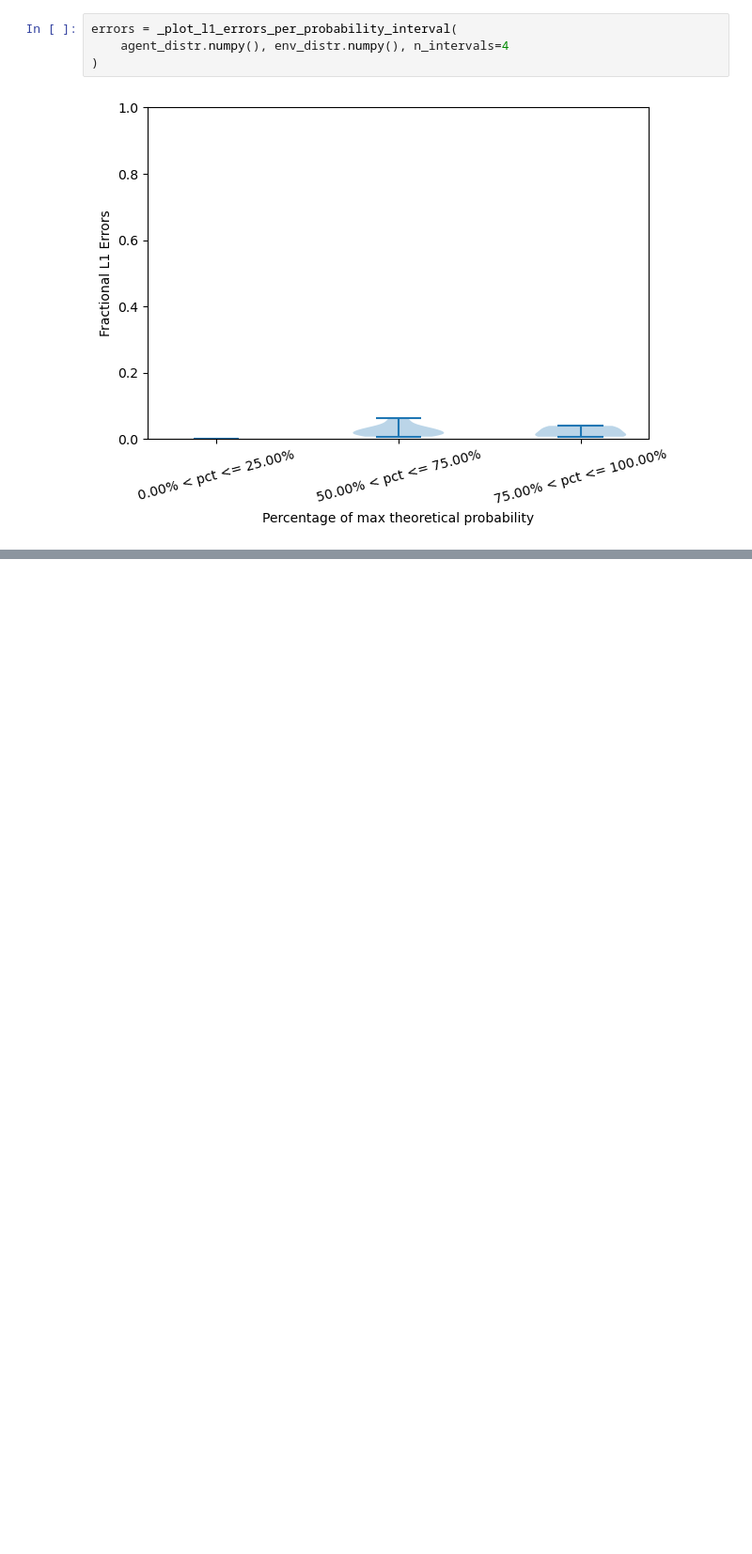
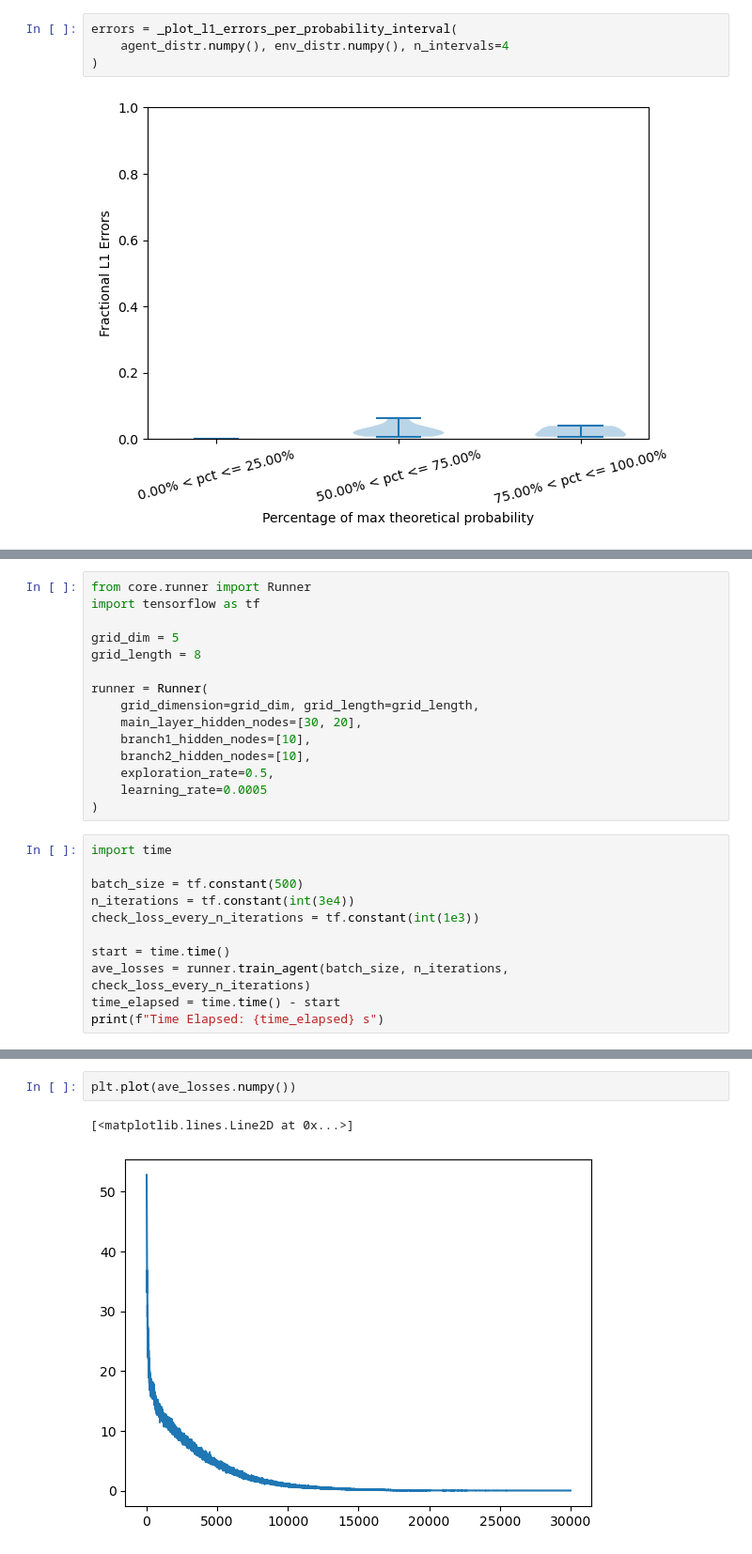
Before and after one commit to JosephRRB/GFlowNets_on_SpinFoams, a Jupyter notebook: GFlowNet Experiments on Hypergrid.ipynb, the cells around one changed output, grey strips where cells are left out. Shown: that part at 94% size. Cells and saved outputs as stored; diff of their text form; blank space fills up the shorter version.

```diff
--- a/GFlowNet Experiments on Hypergrid.ipynb
+++ b/GFlowNet Experiments on Hypergrid.ipynb
@@ -144,0 +149,26 @@ errors = _plot_l1_errors_per_probability_interval(
+# %%
+from core.runner import Runner
+import tensorflow as tf
+
+grid_dim = 5
+grid_length = 8
+
+runner = Runner(
+    grid_dimension=grid_dim, grid_length=grid_length,
+    main_layer_hidden_nodes=[30, 20],
+    branch1_hidden_nodes=[10],
+    branch2_hidden_nodes=[10],
+    exploration_rate=0.5,
+    learning_rate=0.0005
+)
+# %%
+import time
+
+batch_size = tf.constant(500)
+n_iterations = tf.constant(int(3e4))
+check_loss_every_n_iterations = tf.constant(int(1e3))
+
+start = time.time()
+ave_losses = runner.train_agent(batch_size, n_iterations, check_loss_every_n_iterations)
+time_elapsed = time.time() - start
+print(f"Time Elapsed: {time_elapsed} s")
@@ -144,0 +193,5 @@ errors = _plot_l1_errors_per_probability_interval(
+# %%
+plt.plot(ave_losses.numpy())
+# %% [output]
+[<matplotlib.lines.Line2D at 0x...>]
+[figure, added]
```
Also changed, not shown: parts of 14 cells of this notebook.
